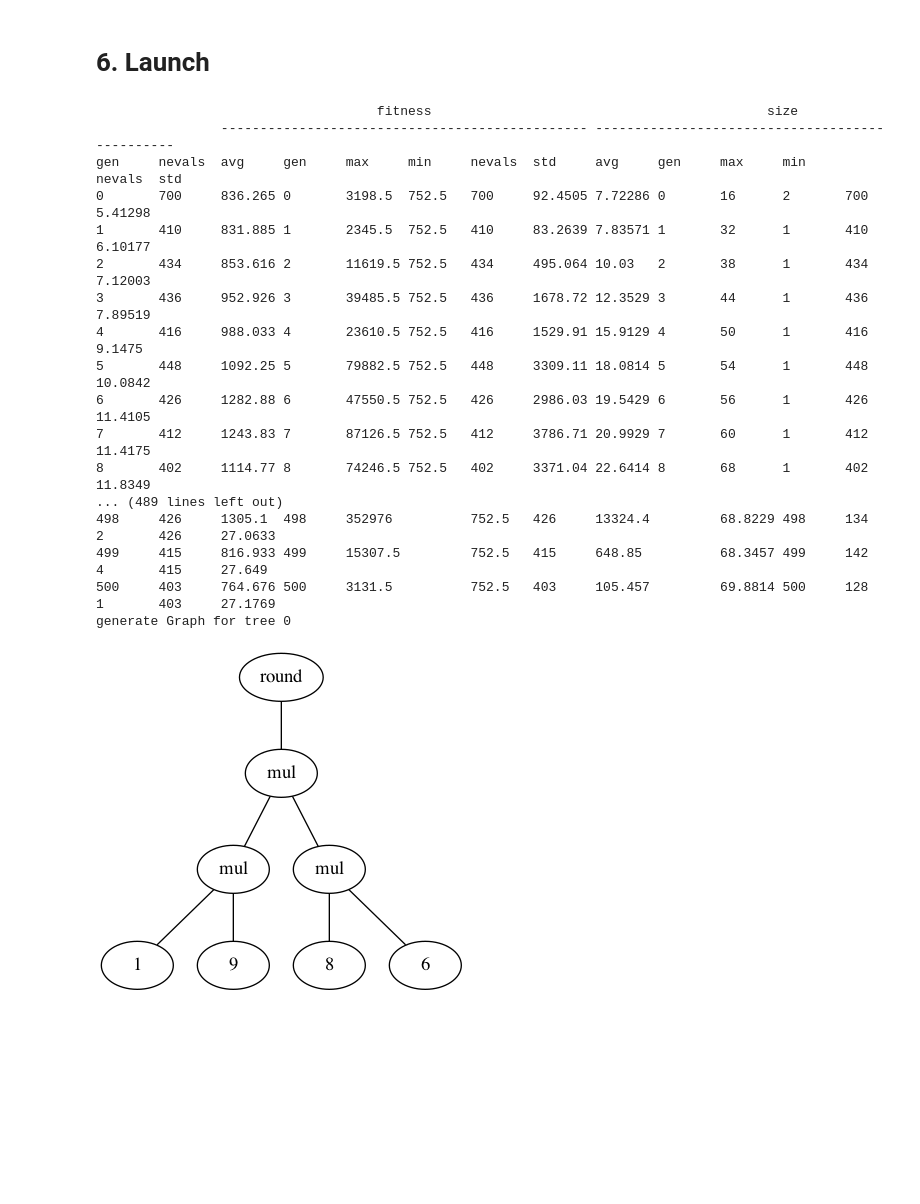
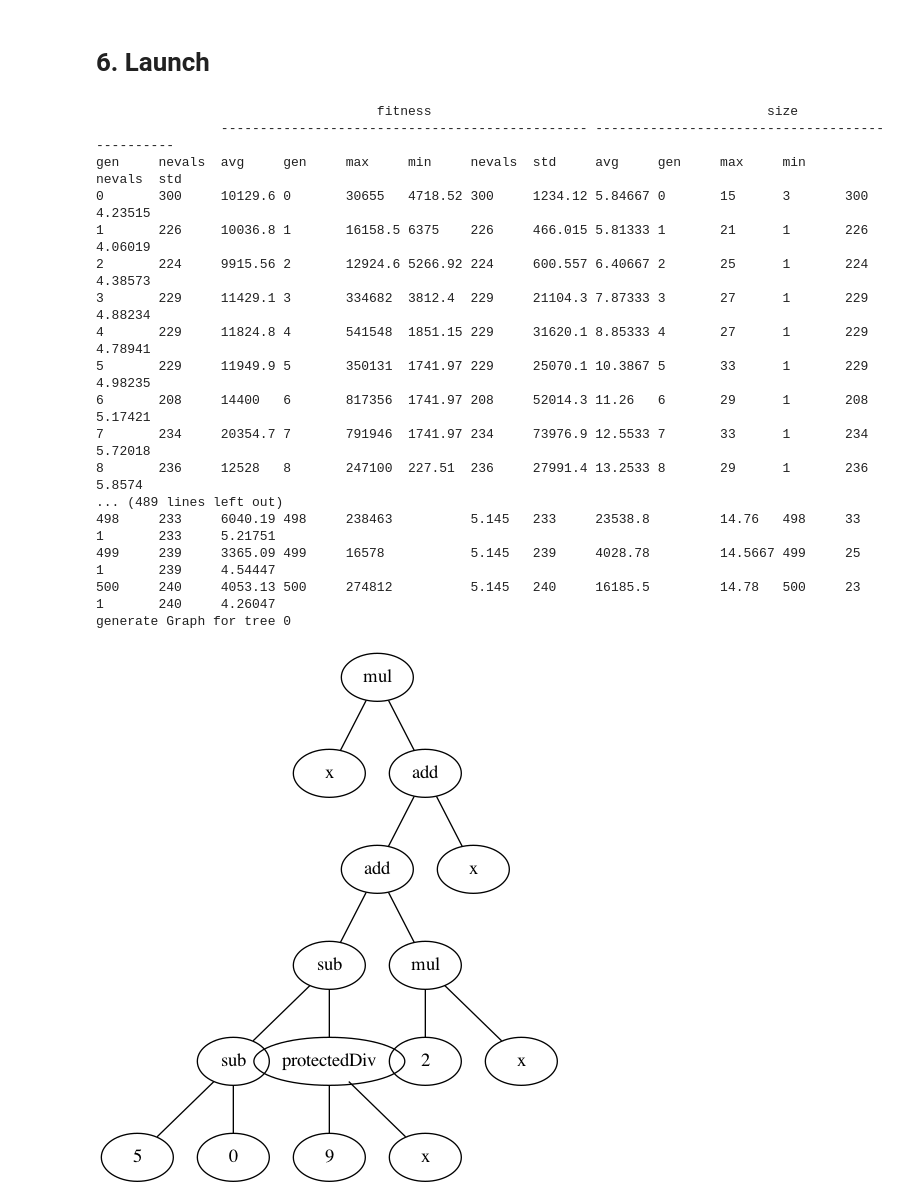
Before and after one commit to tillhoffmann1411/genetic-programming, a Jupyter notebook: gp.ipynb, the cells around one changed output. Cells and saved outputs as stored; diff of their text form; code cells hidden in the pictures; blank space fills up the shorter version.

```diff
--- a/gp.ipynb
+++ b/gp.ipynb
@@ -139,35 +134,35 @@ def plot(trees):
 # %% [markdown]
 # 6. Launch
 # %%
-pop = toolbox.population(n=700)
+pop = toolbox.population(n=300)
 hof = tools.HallOfFame(1)
 
 mstats = stats()
 
-pop, log = algorithms.eaSimple(pop, toolbox, cxpb=0.5, mutpb=0.2, ngen=500, stats=mstats, halloffame=hof, verbose=True)
+pop, log = algorithms.eaSimple(pop, toolbox, cxpb=0.5, mutpb=0.5, ngen=500, stats=mstats, halloffame=hof, verbose=True)
 
 
 plot(hof)
 
 # Display the tree
 from IPython.display import Image
 Image(filename="tree0.png")
 # %% [output]
                                     fitness                                           size
                 ----------------------------------------------- -----------------------------------------------
 gen     nevals  avg     gen     max     min     nevals  std     avg     gen     max     min     nevals  std
-0       700     836.265 0       3198.5  752.5   700     92.4505 7.72286 0       16      2       700     5.41298
-1       410     831.885 1       2345.5  752.5   410     83.2639 7.83571 1       32      1       410     6.10177
-2       434     853.616 2       11619.5 752.5   434     495.064 10.03   2       38      1       434     7.12003
-3       436     952.926 3       39485.5 752.5   436     1678.72 12.3529 3       44      1       436     7.89519
-4       416     988.033 4       23610.5 752.5   416     1529.91 15.9129 4       50      1       416     9.1475
-5       448     1092.25 5       79882.5 752.5   448     3309.11 18.0814 5       54      1       448     10.0842
-6       426     1282.88 6       47550.5 752.5   426     2986.03 19.5429 6       56      1       426     11.4105
-7       412     1243.83 7       87126.5 752.5   412     3786.71 20.9929 7       60      1       412     11.4175
-8       402     1114.77 8       74246.5 752.5   402     3371.04 22.6414 8       68      1       402     11.8349
+0       300     10129.6 0       30655   4718.52 300     1234.12 5.84667 0       15      3       300     4.23515
+1       226     10036.8 1       16158.5 6375    226     466.015 5.81333 1       21      1       226     4.06019
+2       224     9915.56 2       12924.6 5266.92 224     600.557 6.40667 2       25      1       224     4.38573
+3       229     11429.1 3       334682  3812.4  229     21104.3 7.87333 3       27      1       229     4.88234
+4       229     11824.8 4       541548  1851.15 229     31620.1 8.85333 4       27      1       229     4.78941
+5       229     11949.9 5       350131  1741.97 229     25070.1 10.3867 5       33      1       229     4.98235
+6       208     14400   6       817356  1741.97 208     52014.3 11.26   6       29      1       208     5.17421
+7       234     20354.7 7       791946  1741.97 234     73976.9 12.5533 7       33      1       234     5.72018
+8       236     12528   8       247100  227.51  236     27991.4 13.2533 8       29      1       236     5.8574
 ... (489 lines left out)
-498     426     1305.1  498     352976          752.5   426     13324.4         68.8229 498     134     2       426     27.0633
-499     415     816.933 499     15307.5         752.5   415     648.85          68.3457 499     142     4       415     27.649
-500     403     764.676 500     3131.5          752.5   403     105.457         69.8814 500     128     1       403     27.1769
+498     233     6040.19 498     238463          5.145   233     23538.8         14.76   498     33      1       233     5.21751
+499     239     3365.09 499     16578           5.145   239     4028.78         14.5667 499     25      1       239     4.54447
+500     240     4053.13 500     274812          5.145   240     16185.5         14.78   500     23      1       240     4.26047
 generate Graph for tree 0
-[figure, old version]
+[figure, new version]
```
Also changed, not shown: parts of 5 cells of this notebook, 2 other files.
